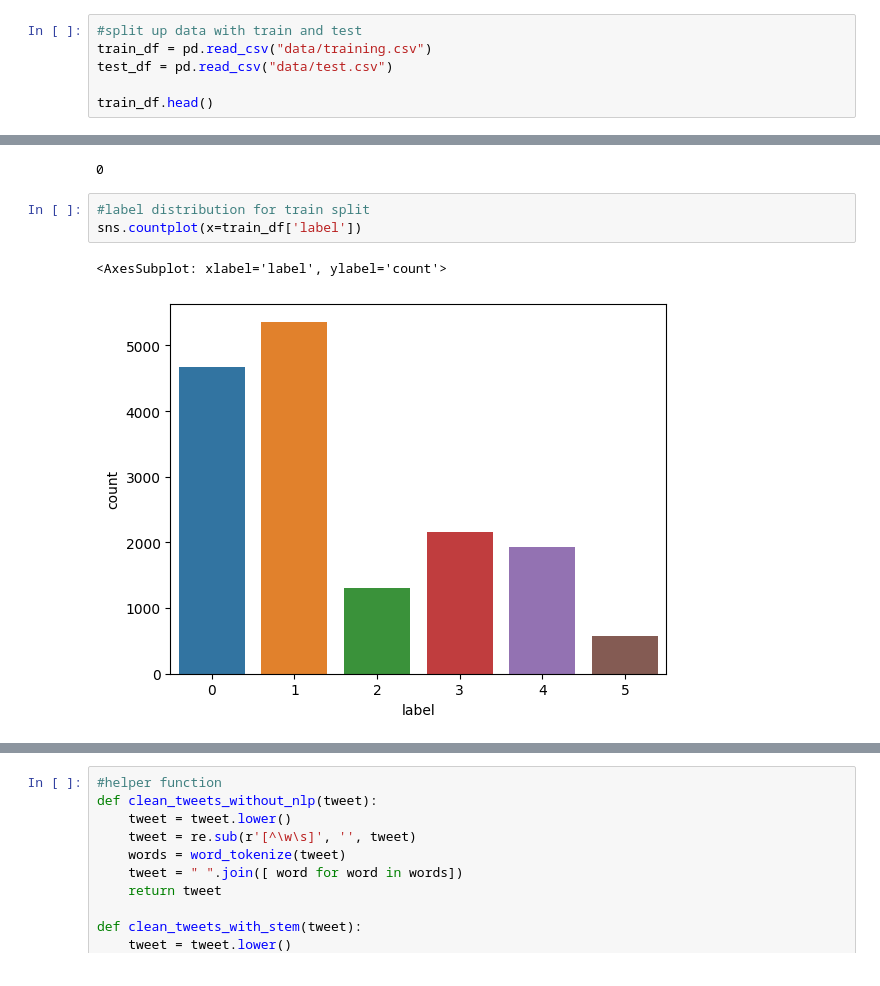
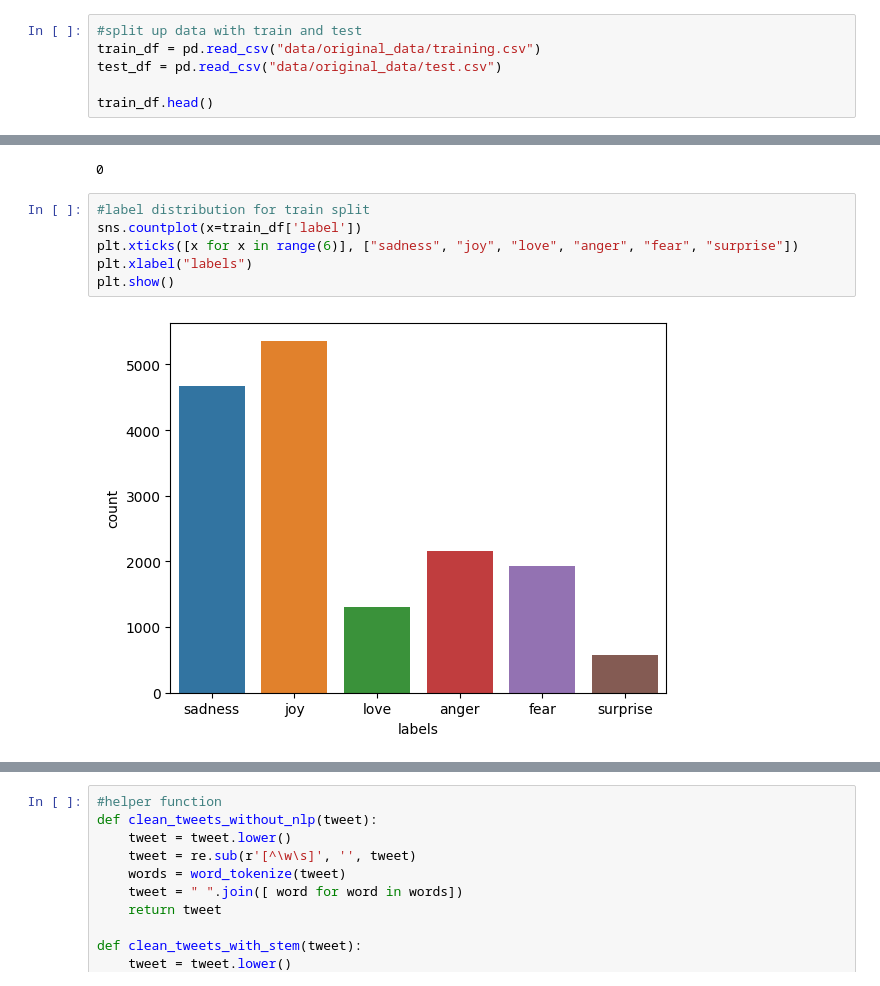
Before and after one commit to 112523chen/Project_SA_CTP, a Jupyter notebook: research.ipynb, the cells around one changed output, grey strips where cells are left out. Cells and saved outputs as stored; diff of their text form.

```diff
--- a/research.ipynb
+++ b/research.ipynb
@@ -51,7 +73,7 @@ from nltk.stem import WordNetLemmatizer
 # %%
 #split up data with train and test
-train_df = pd.read_csv("data/training.csv")
-test_df = pd.read_csv("data/test.csv")
+train_df = pd.read_csv("data/original_data/training.csv")
+test_df = pd.read_csv("data/original_data/test.csv")
 
 train_df.head()
 # %% [output]
@@ -81,9 +105,11 @@ dtype: int64
 # %%
 #label distribution for train split
 sns.countplot(x=train_df['label'])
+plt.xticks([x for x in range(6)], ["sadness", "joy", "love", "anger", "fear", "surprise"])
+plt.xlabel("labels")
+plt.show()
 # %% [output]
-<AxesSubplot: xlabel='label', ylabel='count'>
-[figure, old version]
+[figure, new version]
 # %%
 #label distribution for test split
 sns.countplot(x=test_df['label'])
```
Also changed, not shown: parts of 48 cells of this notebook.
